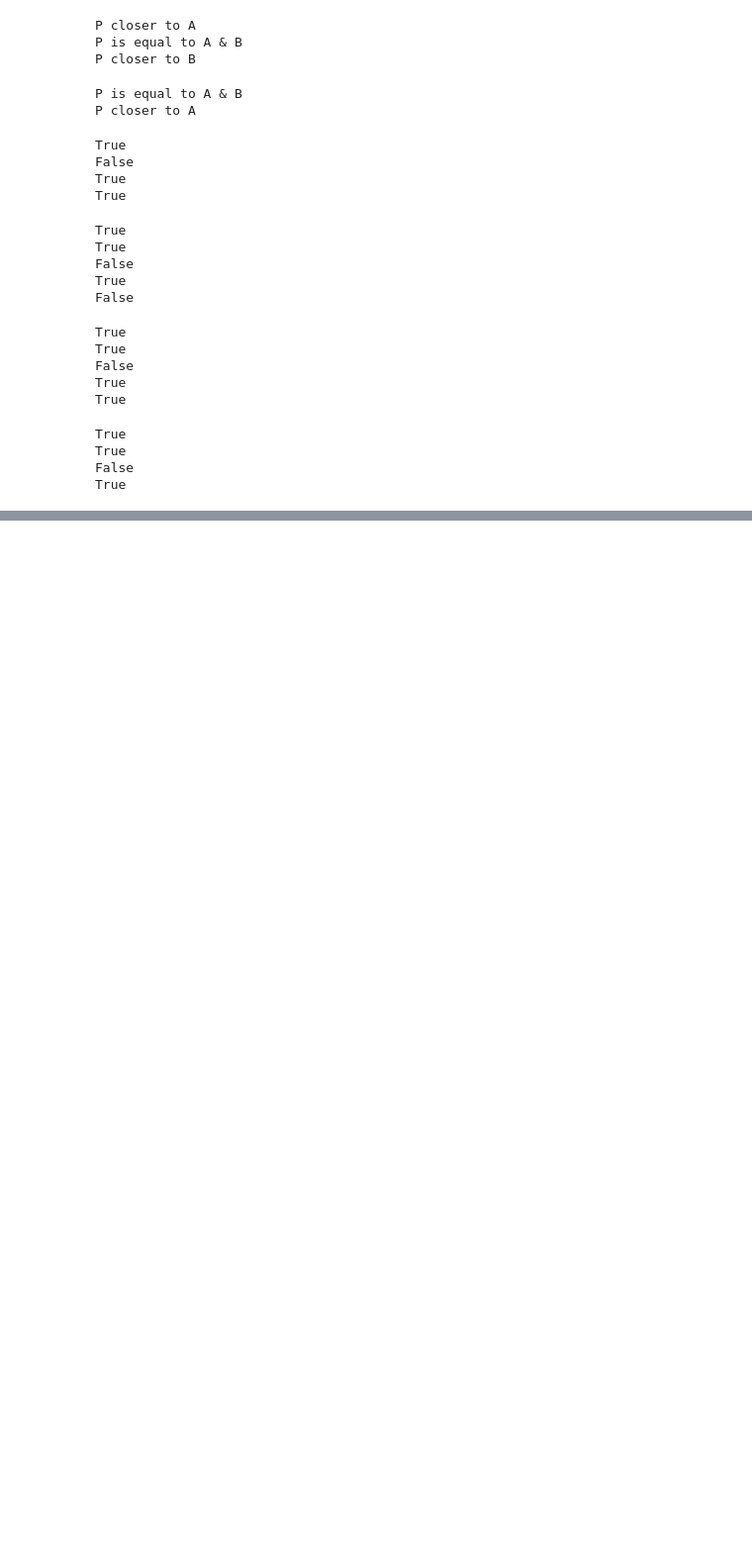
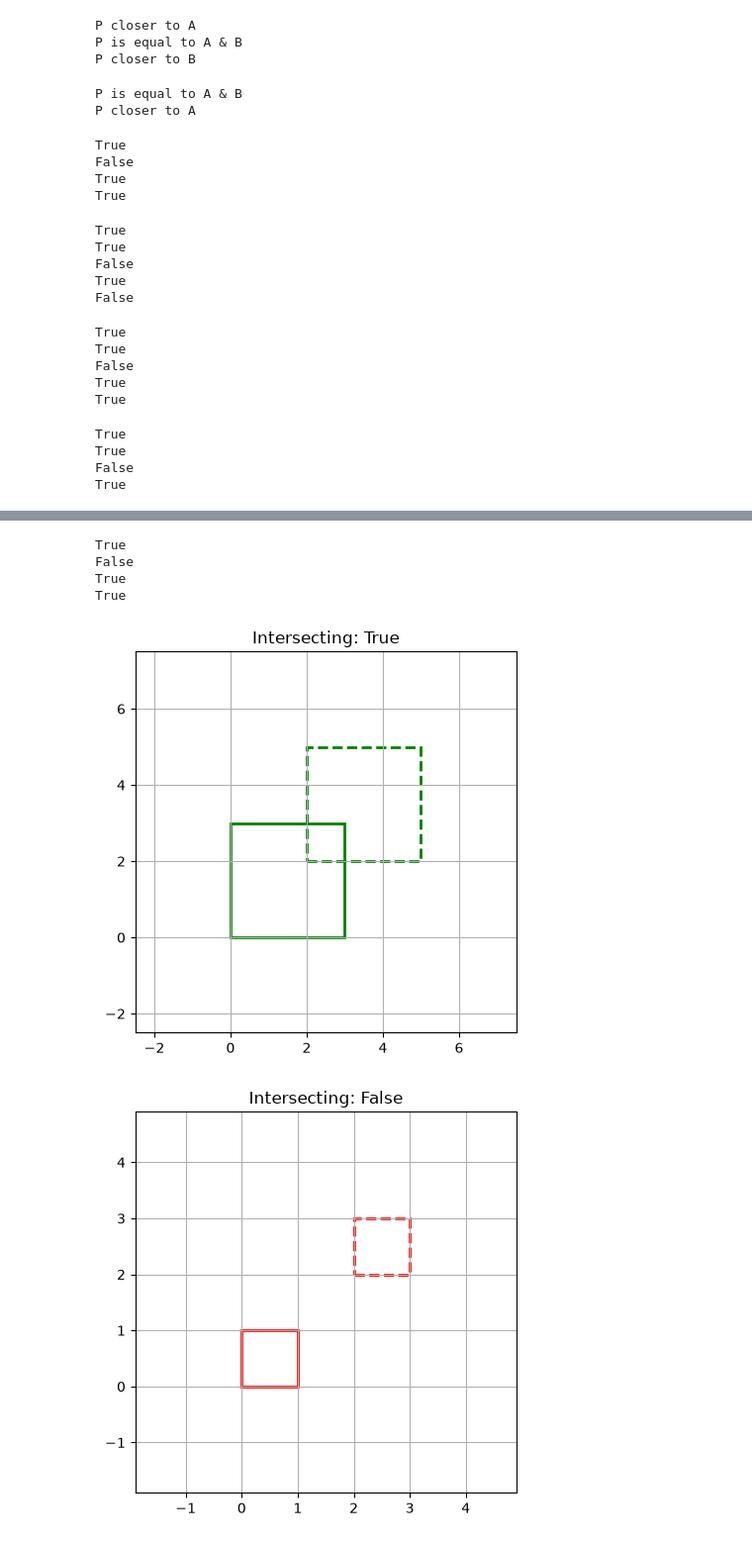
Before and after one commit to Premjeet478/AI-ML-Project, a Jupyter notebook: If-Else.ipynb, the cells around one changed output, grey strips where cells are left out. Shown at 99% size. Cells and saved outputs as stored; diff of their text form; code cells hidden in the pictures; blank space fills up the shorter version.

```diff
--- a/If-Else.ipynb
+++ b/If-Else.ipynb
@@ -181,0 +223,43 @@ True
+# %%
+def are_rectangles_intersecting(rect1, rect2):
+    ((x1,y1),(x2,y2)) = rect1
+    ((x3,y3),(x4,y4)) = rect2
+    val1 = are_lines_touching_or_overlapping(x1,x2,x3,x4)
+    val2 = are_lines_touching_or_overlapping(y1,y2,y3,y4)
+    #print(val1,val2)
+    return val1 and val2
+
+print(are_rectangles_intersecting(((0, 0), (3, 3)), ((2, 2), (5, 5))))   # True
+print(are_rectangles_intersecting(((0, 0), (1, 1)), ((2, 2), (3, 3))))   # False
+print(are_rectangles_intersecting(((0, 0), (2, 2)), ((2, 2), (4, 4))))   # True
+print(are_rectangles_intersecting(((0, 0), (5, 5)), ((1, 1), (2, 2))))   # True
+# %% [output]
+True
+False
+True
+True
+# %%
+def plot_rectangles(rect1, rect2, title=None):
+    intersecting = are_rectangles_intersecting(rect1, rect2)
+    color = 'green' if intersecting else 'red'
+    fig, ax = plt.subplots(figsize=(5, 5))
+    for rect, style in [(rect1, '-'), (rect2, '--')]:
+        (x1, y1), (x2, y2) = rect
+        ax.add_patch(plt.Rectangle((x1, y1), x2 - x1, y2 - y1,
+                                    fill=False, edgecolor=color, linewidth=2, linestyle=style))
+    all_x = [rect1[0][0], rect1[1][0], rect2[0][0], rect2[1][0]]
+    all_y = [rect1[0][1], rect1[1][1], rect2[0][1], rect2[1][1]]
+    margin = max(max(all_x) - min(all_x), max(all_y) - min(all_y)) * 0.3 + 1
+    ax.set_xlim(min(all_x) - margin, max(all_x) + margin)
+    ax.set_ylim(min(all_y) - margin, max(all_y) + margin)
+    ax.set_aspect('equal')
+    ax.set_title(title or f"Intersecting: {intersecting}")
+    ax.grid(True)
+    plt.show()
+
+
+plot_rectangles(((0, 0), (3, 3)), ((2, 2), (5, 5)))
+plot_rectangles(((0, 0), (1, 1)), ((2, 2), (3, 3)))
+# %% [output]
+[figure, added]
+[figure, added]
```
Also changed, not shown: parts of 7 cells of this notebook, 4 other files.
